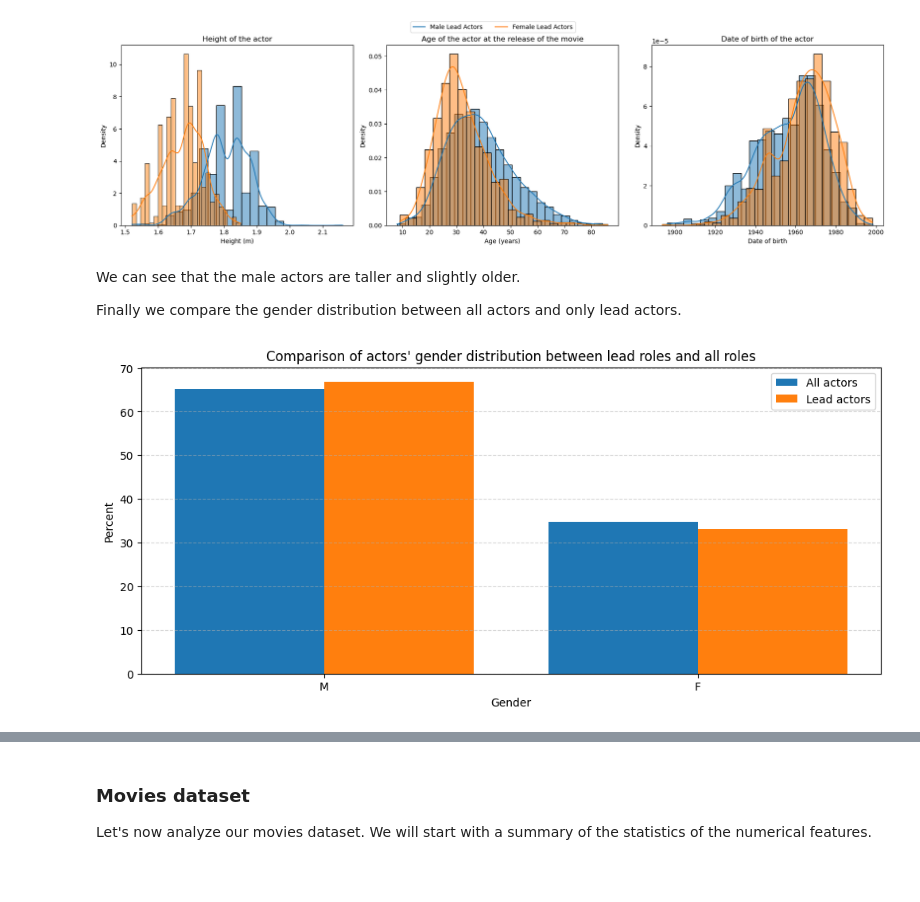
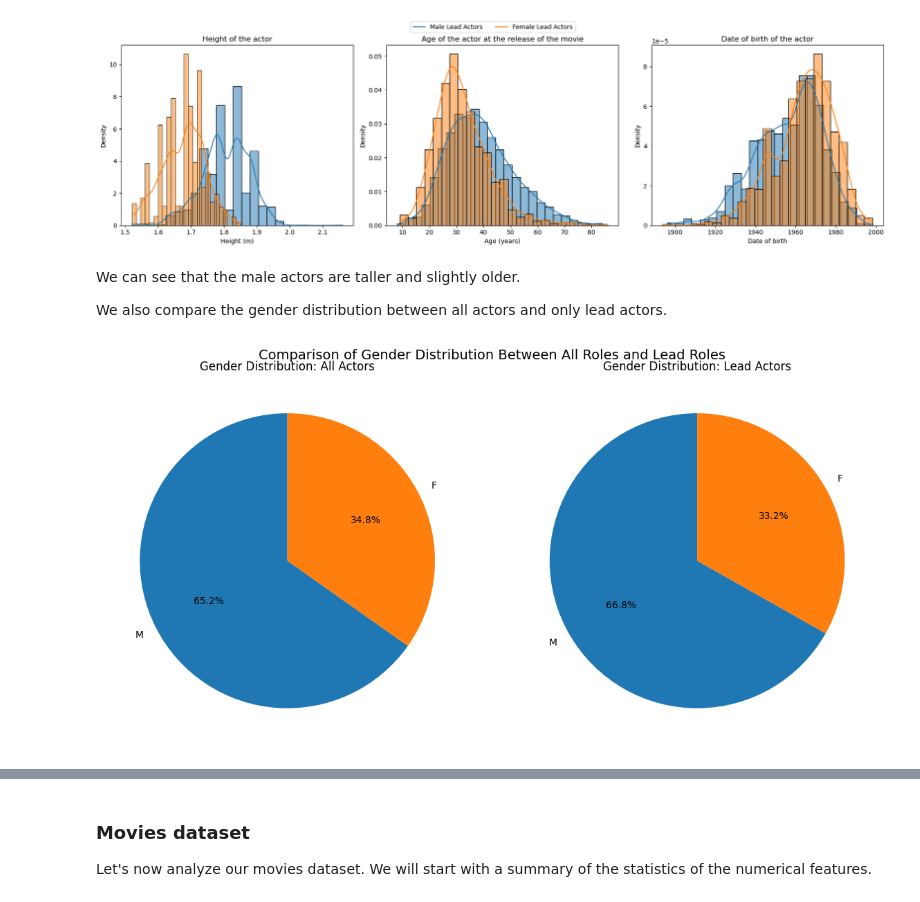
Before and after one commit to epfl-ada/ada-2024-project-authenticdataaddicts, a Jupyter notebook: results.ipynb, the cells around one changed output, grey strips where cells are left out. Cells and saved outputs as stored; diff of their text form; code cells hidden in the pictures; blank space fills up the shorter version.

Commit message:
pie chart and inflation stuff

```diff
--- a/results.ipynb
+++ b/results.ipynb
@@ -593,25 +593,29 @@ fig.legend(["Male Lead Actors", "Female Lead Actors"], loc='upper center', bbox_
 # %% [markdown]
 We can see that the male actors are taller and slightly older.
 
-Finally we compare the gender distribution between all actors and only lead actors.
+We also compare the gender distribution between all actors and only lead actors.
 # %%
-fig, ax = plt.subplots(figsize = (12, 5))
-width = 0.4
+fig, axs = plt.subplots(1, 2, figsize=(12, 6))
 
 # Compute the distribution
 gender_dist_all = characters_data_on_subset_movie['actor_gender'].value_counts(normalize=True) * 100
 gender_dist_lead = lead_actors_data_on_subset_movie['actor_gender'].value_counts(normalize=True) * 100
-labels = list(gender_dist_all.keys())
-# Make the bar plots
-bar_all = ax.bar(labels, gender_dist_all, -width, label="All actors", align='edge')
-bar_lead = ax.bar(labels, gender_dist_lead, width, label="Lead actors", align='edge')
 
-ax.set_title("Comparison of actors' gender distribution between lead roles and all roles")
-ax.set_xlabel("Gender")
-ax.set_ylabel("Percent")
-plt.grid(axis='y', linestyle='--', alpha=0.5)
+# Define consistent colors
+colors = ["#1f77b4", "#ff7f0e"]
 
-ax.legend()
+# Plot the pie chart for all actors
+axs[0].pie(gender_dist_all, labels=gender_dist_all.index, autopct='%1.1f%%', startangle=90, colors=colors)
+axs[0].set_title("Gender Distribution: All Actors")
+
+# Plot the pie chart for lead actors
+axs[1].pie(gender_dist_lead, labels=gender_dist_lead.index, autopct='%1.1f%%', startangle=90, colors=colors)
+axs[1].set_title("Gender Distribution: Lead Actors")
+
+# Add overall title
+fig.suptitle("Comparison of Gender Distribution Between All Roles and Lead Roles", fontsize=14)
+
+plt.tight_layout()
 plt.show()
 # %% [output]
-[figure, old version]
+[figure, new version]
```
Also changed, not shown: parts of 5 cells of this notebook, 1 other file.
